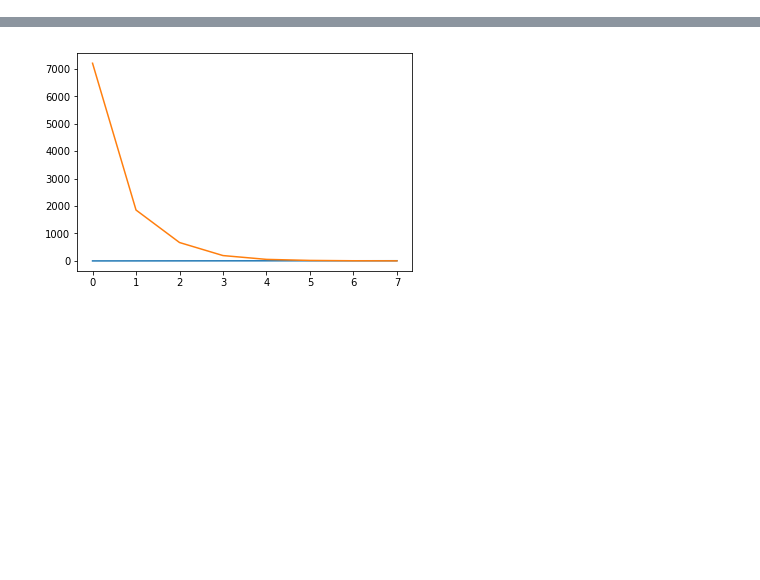
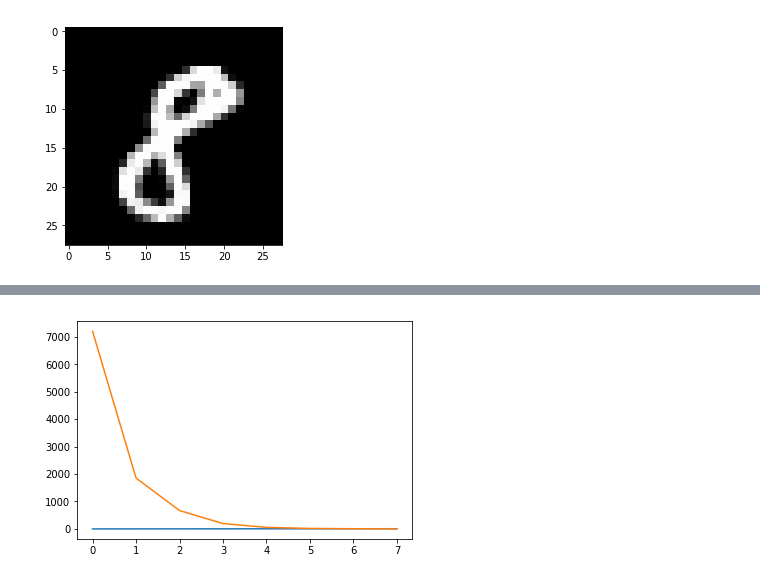
Before and after one commit to Uttaran-IITH/Thesis-Work, a Jupyter notebook: <Thesis>SP Small MNIST.ipynb, the cells around one changed output, grey strips where cells are left out. Saved outputs shown, nothing was run; the diff lists cells and outputs as text; code cells hidden in the pictures; blank space fills up the shorter version.

```diff
--- a/<Thesis>SP Small MNIST.ipynb
+++ b/<Thesis>SP Small MNIST.ipynb
@@ -33,3 +40,7 @@ eval_data = Exposure(eval_data,+60)
+# %%
+SP.Display(train_data,3441)
+# %% [output]
+[figure, added]
 # %%
 eval_data = SP.Rotation(eval_data,30)
 # %%
```
Also changed, not shown: parts of 12 cells of this notebook, 9 other files.
